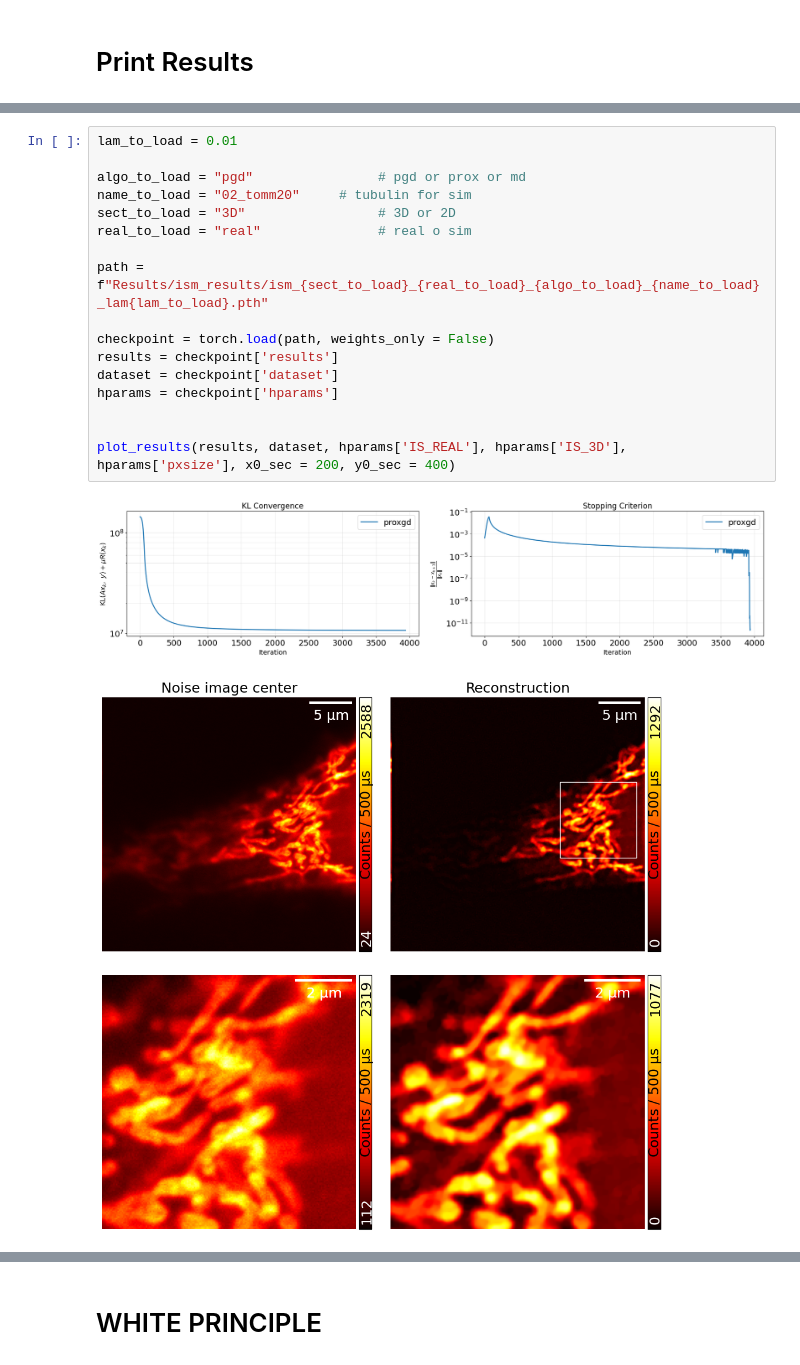
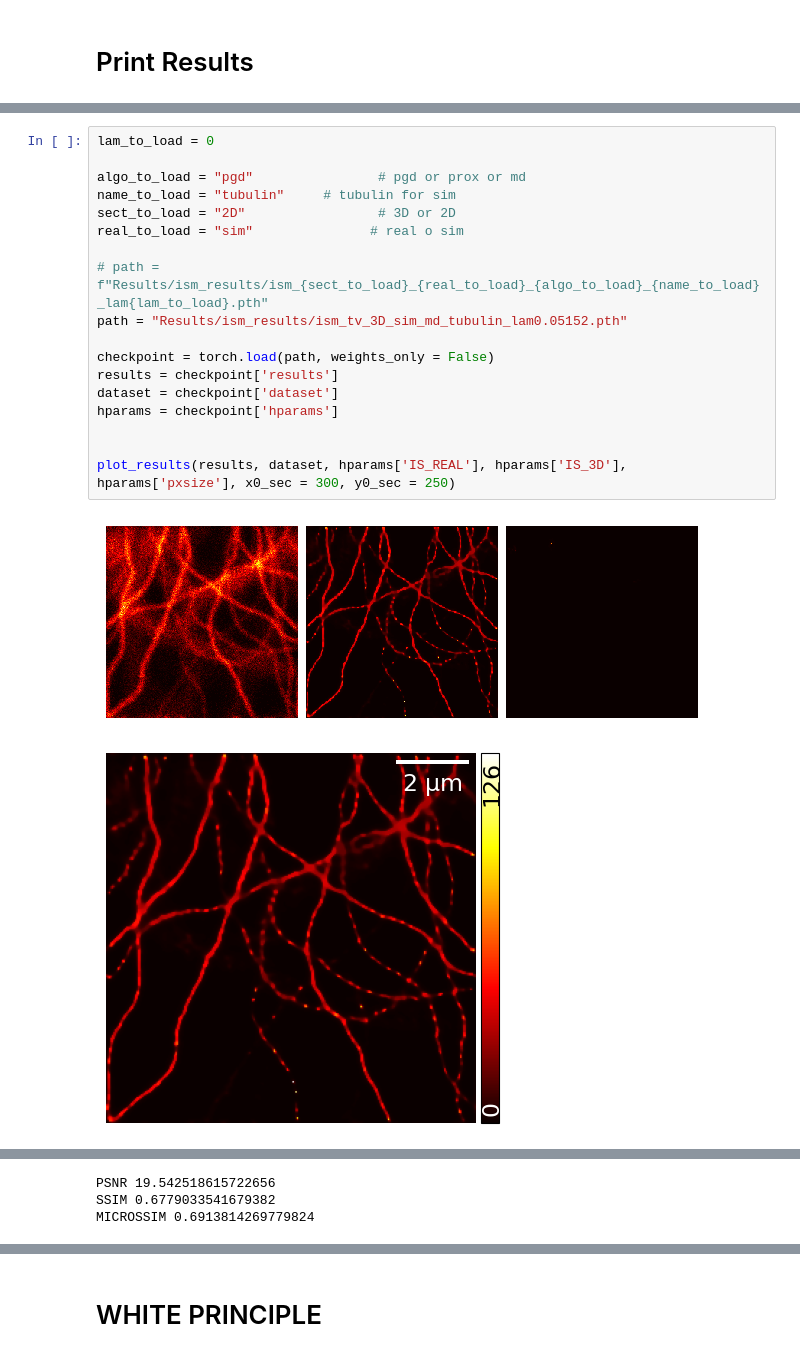
Before and after one commit to sofiaagostoni/ism_regularisation, a Jupyter notebook: results_ism.ipynb, the cells around one changed output, grey strips where cells are left out. Saved outputs shown, nothing was run; the diff lists cells and outputs as text.

```diff
--- a/results_ism.ipynb
+++ b/results_ism.ipynb
@@ -17,22 +19,23 @@ import ISM.analysis.Graph_lib as gr
 # %% [output]
 Using device: cuda
 # %%
-lam_to_load = 0.01
+lam_to_load = 0
 
 algo_to_load = "pgd"                # pgd or prox or md
-name_to_load = "02_tomm20"     # tubulin for sim
-sect_to_load = "3D"                 # 3D or 2D
-real_to_load = "real"               # real o sim
+name_to_load = "tubulin"     # tubulin for sim
+sect_to_load = "2D"                 # 3D or 2D
+real_to_load = "sim"               # real o sim
 
-path = f"Results/ism_results/ism_{sect_to_load}_{real_to_load}_{algo_to_load}_{name_to_load}_lam{lam_to_load}.pth"
+# path = f"Results/ism_results/ism_{sect_to_load}_{real_to_load}_{algo_to_load}_{name_to_load}_lam{lam_to_load}.pth"
+path = "Results/ism_results/ism_tv_3D_sim_md_tubulin_lam0.05152.pth"
 
 checkpoint = torch.load(path, weights_only = False)
 results = checkpoint['results']
 dataset = checkpoint['dataset']
 hparams = checkpoint['hparams']
 
 
-plot_results(results, dataset, hparams['IS_REAL'], hparams['IS_3D'], hparams['pxsize'], x0_sec = 200, y0_sec = 400)
+plot_results(results, dataset, hparams['IS_REAL'], hparams['IS_3D'], hparams['pxsize'], x0_sec = 300, y0_sec = 250)
 # %% [output]
-[figure, old version]
+[figure, new version]
-[figure, old version]
+[figure, new version]
@@ -38,0 +48,3 @@ plot_results(results, dataset, hparams['IS_REAL'], hparams['IS_3D'], hparams['px
+PSNR 19.542518615722656
+SSIM 0.6779033541679382
+MICROSSIM 0.6913814269779824
```
Also changed, not shown: parts of 9 cells of this notebook, 9 other files.
